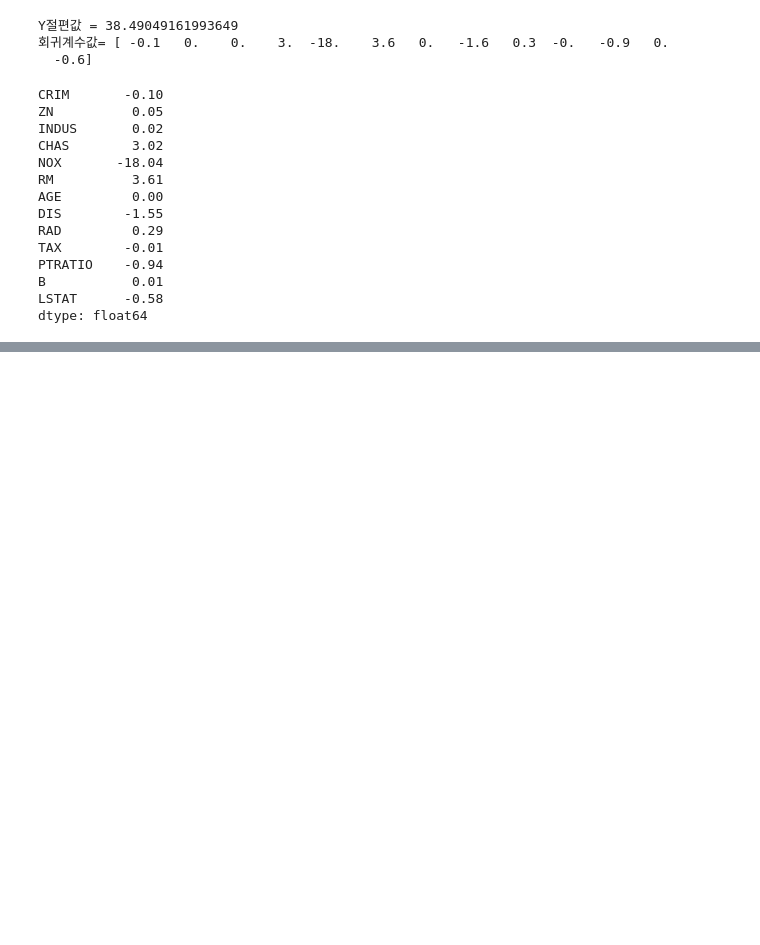
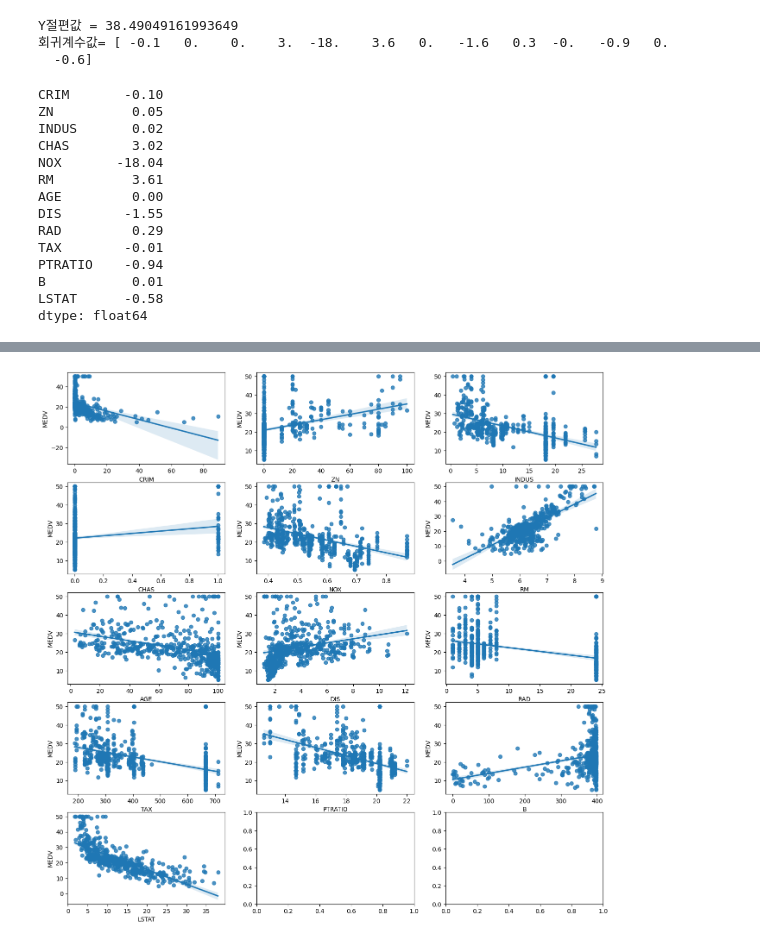
Before and after one commit to KangJeongTaek/bigdata-analysis-2024, a Jupyter notebook: day11/da23_보스턴주택가격_회귀분석.ipynb, the cells around one changed output, grey strips where cells are left out. Cells and saved outputs as stored; diff of their text form; code cells hidden in the pictures; blank space fills up the shorter version.

```diff
--- a/day11/da23_보스턴주택가격_회귀분석.ipynb
+++ b/day11/da23_보스턴주택가격_회귀분석.ipynb
@@ -179,0 +207,15 @@ dtype: float64
+# %%
+# 한글은 사용하지 않기로 한다.
+fig,axs = plt.subplots(figsize=(16,16),ncols=3,nrows=5)
+# dType이 Category면 산점도를 그릴 수 없으므로, astype()을 int32로 바꾸어 실행
+x_features = list(X.columns)
+
+for i, feat in enumerate(x_features): # 13개 독립 변수 이름으로 반복하면서
+    row = i// 3
+    col = i % 3
+    sns.regplot(data=df_boston_housing,x=feat,y="MEDV",ax=axs[row][col])
+
+
+plt.show()
+# %% [output]
+[figure, added]
```
Also changed, not shown: parts of 3 cells of this notebook, 4 other files.
